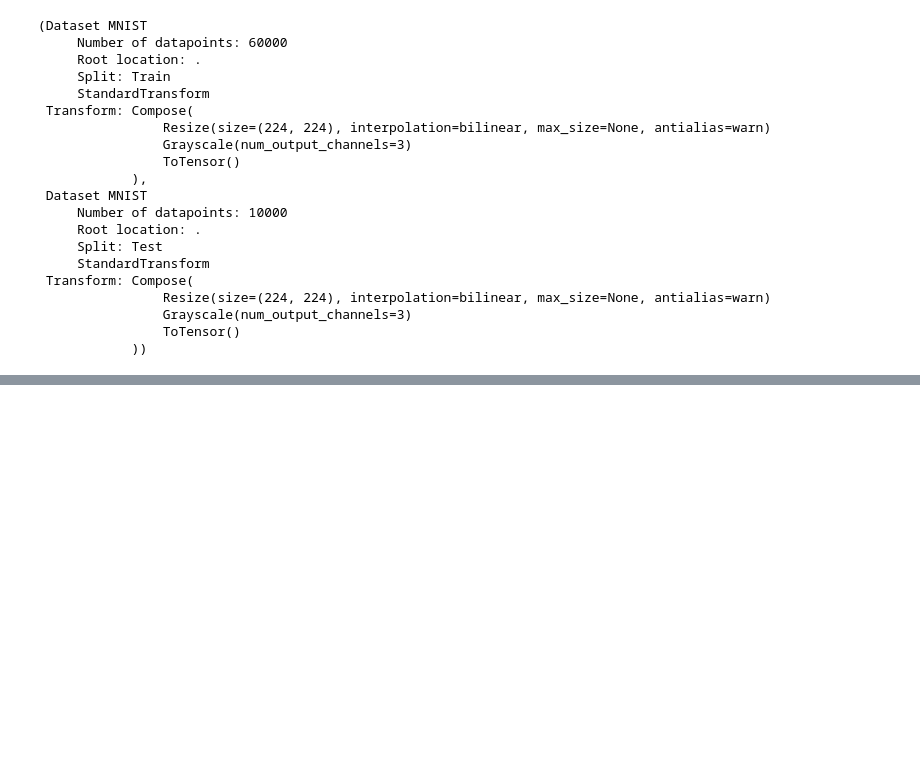
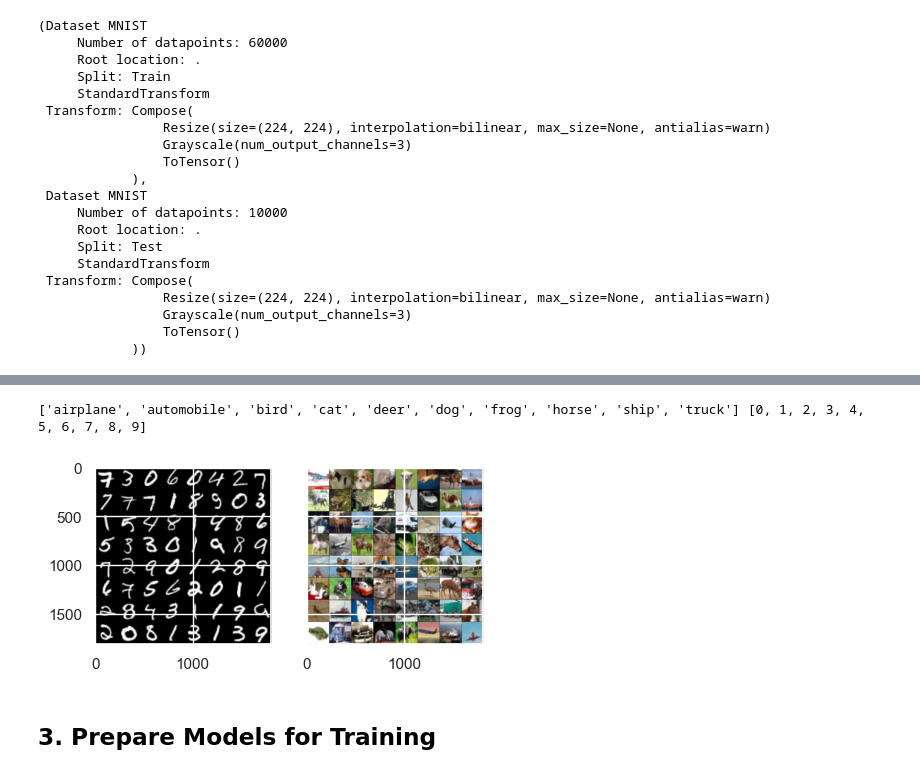
Before and after one commit to paulmjojy/DeepLearningFinalProj, a Jupyter notebook: Final.ipynb, the cells around one changed output, grey strips where cells are left out. Saved outputs shown, nothing was run; the diff lists cells and outputs as text; code cells hidden in the pictures; blank space fills up the shorter version.

```diff
--- a/Final.ipynb
+++ b/Final.ipynb
@@ -82,0 +147,52 @@ mnist
+# %%
+print(classesCifar,classesNumericCifar)
+# %% [output]
+['airplane', 'automobile', 'bird', 'cat', 'deer', 'dog', 'frog', 'horse', 'ship', 'truck'] [0, 1, 2, 3, 4, 5, 6, 7, 8, 9]
+# %%
+#Prepare MNIST training data
+mnistTrainSplit, mnistValSplit = torch.utils.data.random_split(mnist[0], [VALIDATION_RATIO, 1-VALIDATION_RATIO])
+mnist_train_loader = torch.utils.data.DataLoader(mnistTrainSplit, shuffle=True, batch_size=BATCH_SIZE)
+mnist_val_loader = torch.utils.data.DataLoader(mnistValSplit, shuffle=True, batch_size=BATCH_SIZE)
+
+dataloaders_mnist = {'train': mnist_train_loader,
+                      'val': mnist_val_loader}
+
+#Prepare MNIST testing data
+mnist_test_loader = torch.utils.data.DataLoader(mnist[1], shuffle=True, batch_size=BATCH_SIZE)
+# %%
+#Split CIFAR training data
+cifarTrainSplit, cifarValSplit = torch.utils.data.random_split(cifar[0], [VALIDATION_RATIO, 1-VALIDATION_RATIO])
+cifar_train_loader = torch.utils.data.DataLoader(cifarTrainSplit, shuffle=True, batch_size=BATCH_SIZE)
+cifar_val_loader = torch.utils.data.DataLoader(cifarValSplit, shuffle=True, batch_size=BATCH_SIZE)
+
+dataloaders_cifar = {'train': cifar_train_loader,
+                      'val': cifar_val_loader}
+
+#Prepare MNIST testing data
+cifar_test_loader = torch.utils.data.DataLoader(cifar[1], shuffle=True, batch_size=BATCH_SIZE)
+# %%
+#Display images modified from pytorch tutorial: https://pytorch.org/tutorials/beginner/transfer_learning_tutorial.html
+def imshow(inp1, inp2, title=None):
+    fig, (axM, axC) = plt.subplots(1, 2, sharey=True)
+    fig.suptitle(title)
+
+    inp1 = inp1.numpy().transpose((1, 2, 0))
+    inp1 = np.clip(inp1, 0, 1)
+    inp2 = inp2.numpy().transpose((1, 2, 0))
+    inp2 = np.clip(inp2, 0, 1)
+
+    axM.imshow(inp1)
+    axC.imshow(inp2)
+    plt.pause(0.001)  # pause a bit so that plots are updated
+# %%
+#Get a batch of training data from mnist and cifar
+inputsM, classesM = next(iter(mnist_train_loader))
+inputsC, classesC = next(iter(cifar_train_loader))
+imageMax = min(64, BATCH_SIZE)
+
+#Display sample images
+imshow(utils.make_grid(inputsM[0:imageMax]), utils.make_grid(inputsC[0:imageMax]))
+# %% [output]
+[figure, added]
+# %% [markdown]
+## 3. Prepare Models for Training
```
Also changed, not shown: parts of 28 cells of this notebook.
